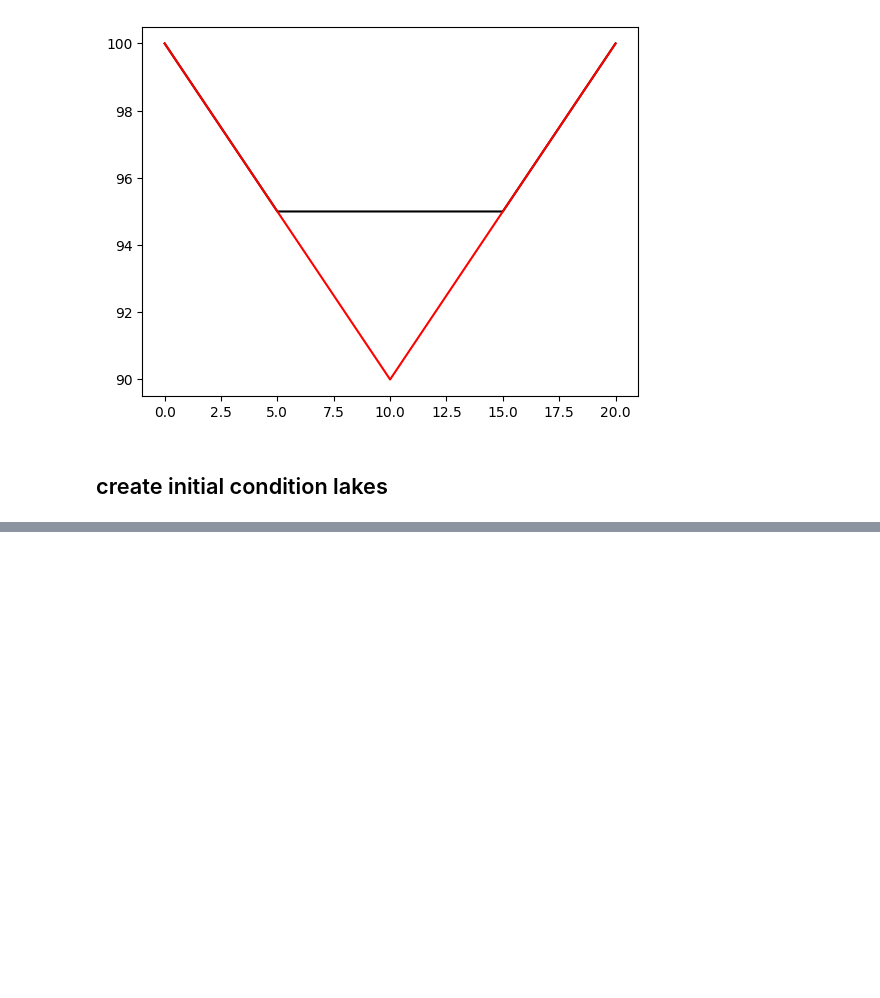
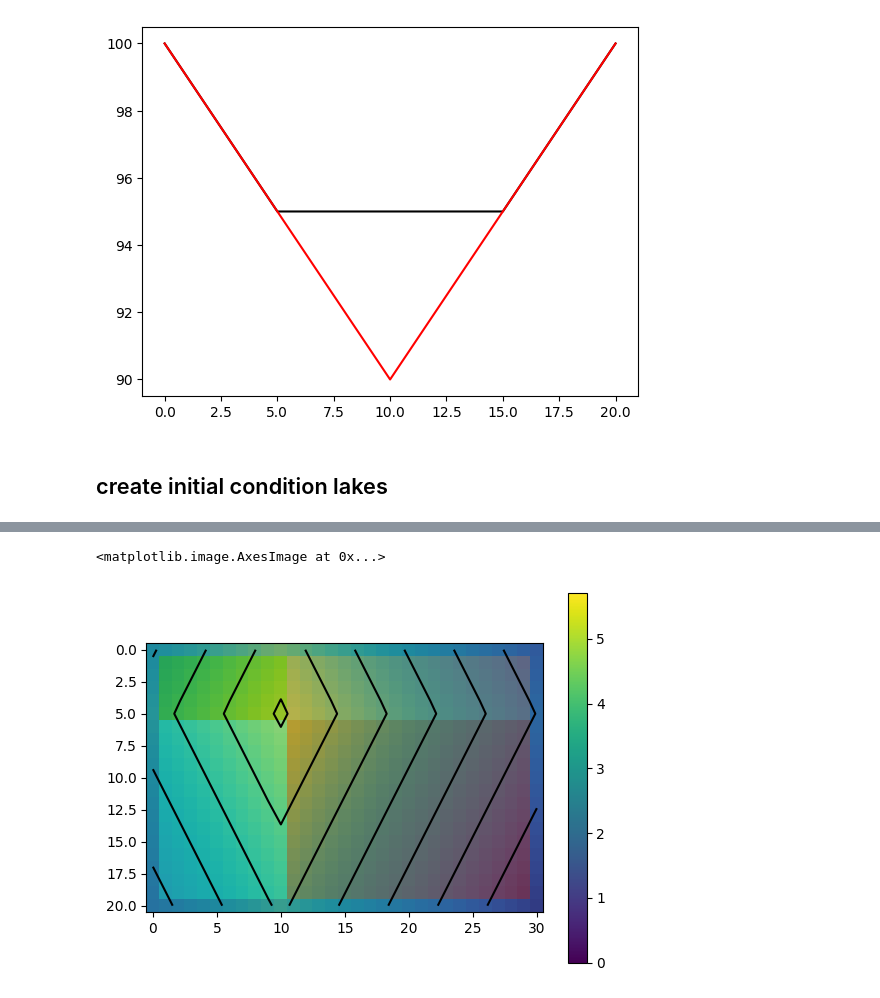
Before and after one commit to AndresQuichimbo/CUWALID-tutorials, a Jupyter notebook: Training/Python/Create_raster_files_samples.ipynb, the cells around one changed output, grey strips where cells are left out. Saved outputs shown, nothing was run; the diff lists cells and outputs as text; code cells hidden in the pictures; blank space fills up the shorter version.

```diff
--- a/Training/Python/Create_raster_files_samples.ipynb
+++ b/Training/Python/Create_raster_files_samples.ipynb
@@ -265,0 +416,24 @@ save_raster(vCHB, fname, dx=1000.0)
+# %%
+slopex = 0.02
+slopey = 0.01
+nx, ny = 31, 21
+
+x = np.linspace(0, 10*nx, nx)
+y = np.linspace(0, 10*ny, ny)
+
+xs, ys = np.meshgrid(x, y)
+
+xs = np.abs(xs-nx*10//3)*slopex
+ys = np.abs(ys-ny*10//4)*slopey
+
+surface = np.power(xs, 1.0) + np.power(ys, 1.0)
+
+surface = surface.max() - surface
+
+surface = np.power(surface, 1.0)
+
+mask = np.zeros([ny, nx])
+mask[1:ny//4+1, 1:nx//3+1] = 1
+mask[ny//4+1:-1, nx//3+1:-1] = 2
+mask[1:ny//4+1, nx//3+1:-1] = 3
+mask[ny//4+1:-1, 1:nx//3+1] = 4
@@ -265,0 +456,9 @@ save_raster(vCHB, fname, dx=1000.0)
+# %%
+#np.abs(x-nx//3)*slopex
+plt.imshow(surface)
+colorbar = plt.colorbar()
+plt.contour(surface, colors="k")
+plt.imshow(mask, cmap="tab10", alpha=0.5)
+# %% [output]
+<matplotlib.image.AxesImage at 0x...>
+[figure, added]
```
Also changed, not shown: parts of 13 cells of this notebook.
